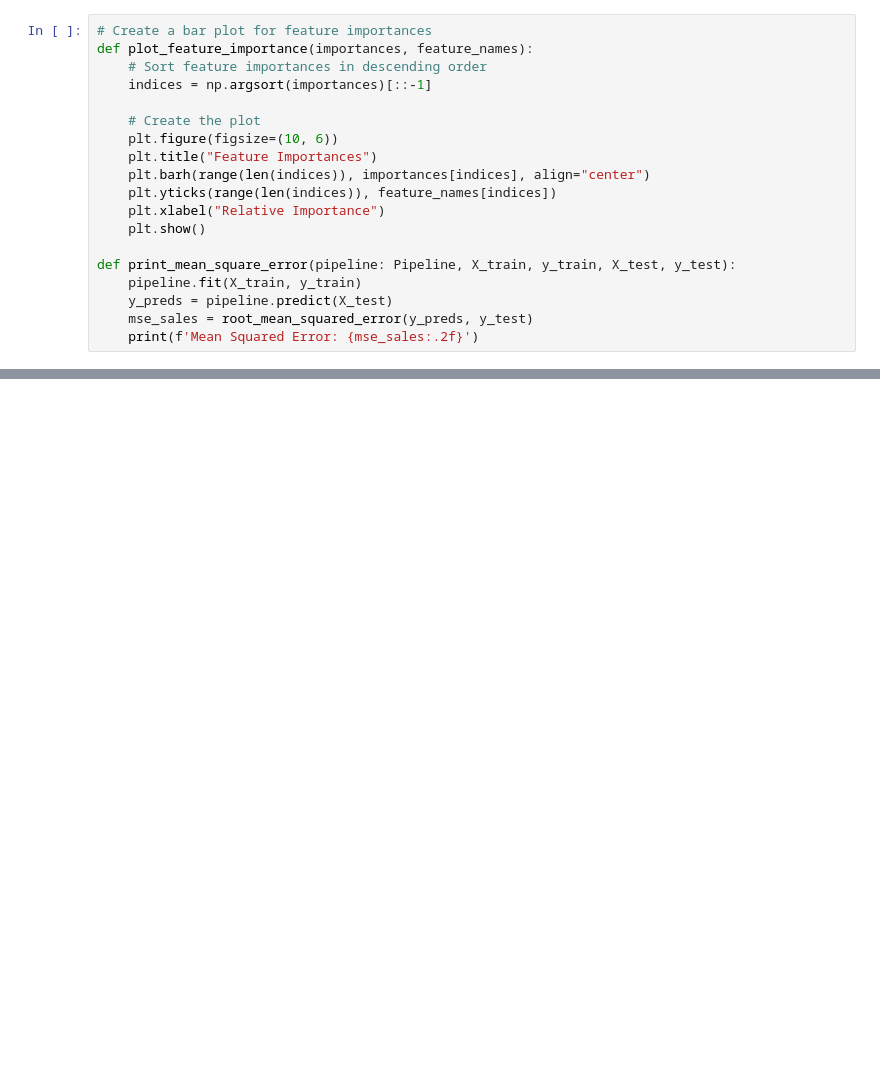
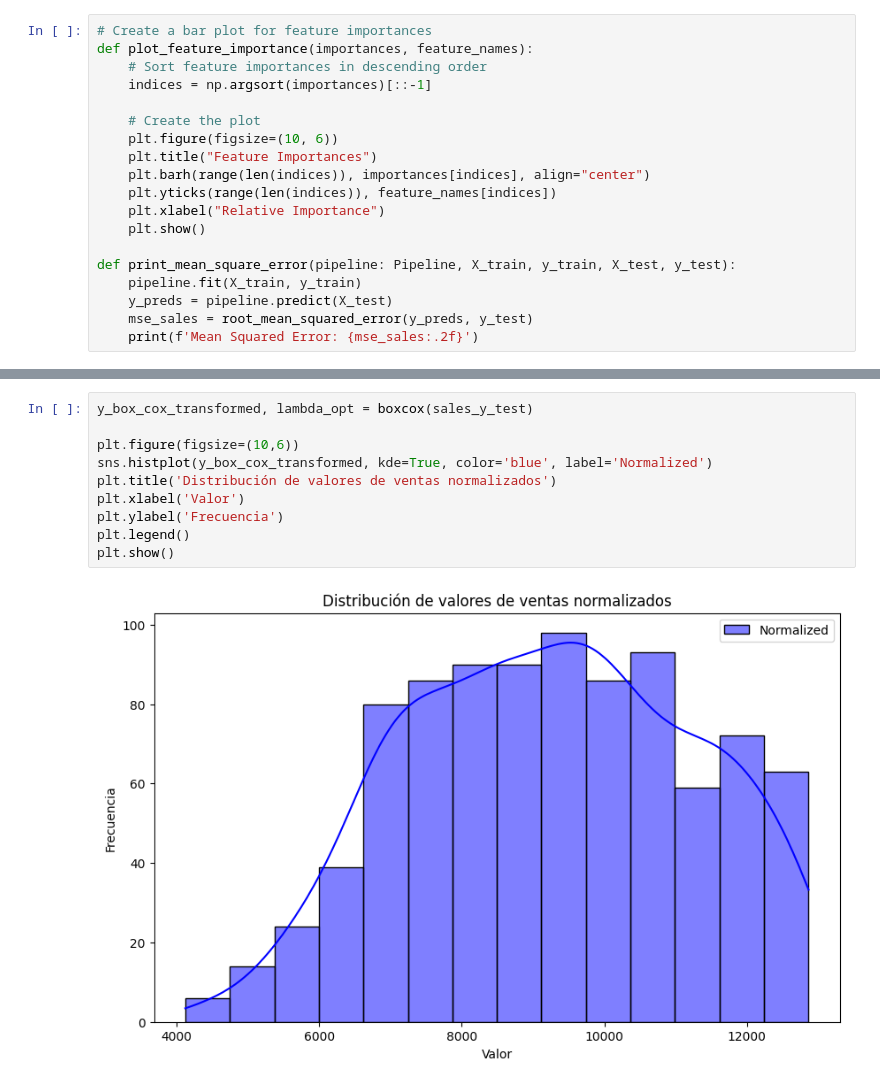
Before and after one commit to angelpuerta/idealista, a Jupyter notebook: train_model/create-models.ipynb, the cells around one changed output, grey strips where cells are left out. Saved outputs shown, nothing was run; the diff lists cells and outputs as text; blank space fills up the shorter version.

```diff
--- a/train_model/create-models.ipynb
+++ b/train_model/create-models.ipynb
@@ -513,0 +554,12 @@ sales_test_pred
+# %%
+y_box_cox_transformed, lambda_opt = boxcox(sales_y_test)
+
+plt.figure(figsize=(10,6))
+sns.histplot(y_box_cox_transformed, kde=True, color='blue', label='Normalized')
+plt.title('Distribución de valores de ventas normalizados')
+plt.xlabel('Valor')
+plt.ylabel('Frecuencia')
+plt.legend()
+plt.show()
+# %% [output]
+[figure, added]
```
Also changed, not shown: parts of 89 cells of this notebook, 13 other files.
